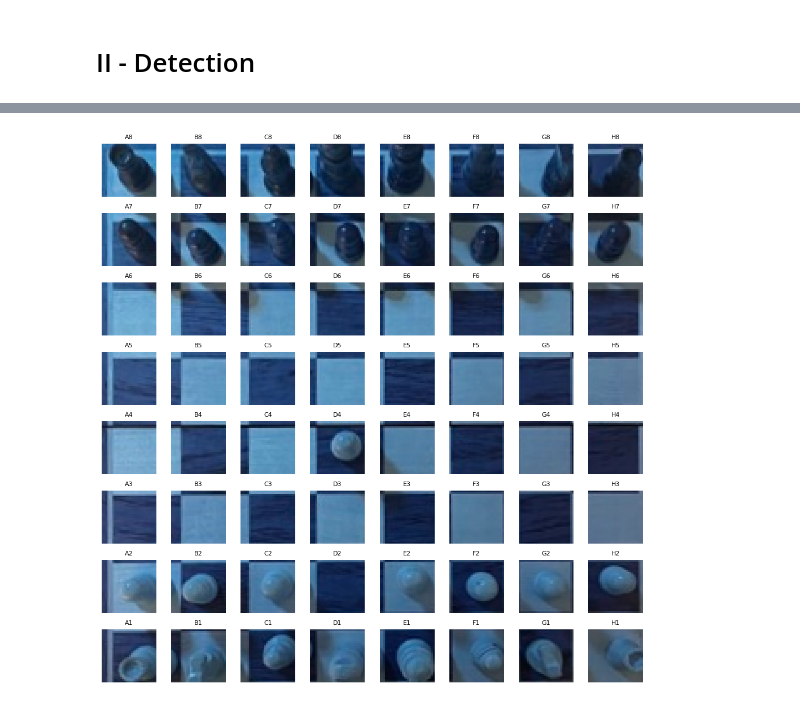
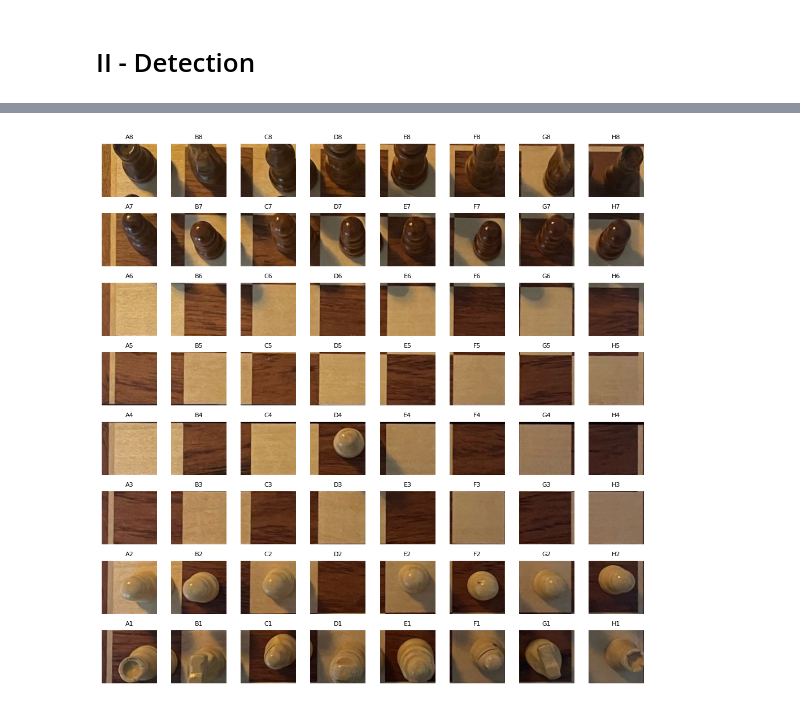
Before and after one commit to louislhotte/chess-computer-vision, a Jupyter notebook: app.ipynb, the cells around one changed output, grey strips where cells are left out. Saved outputs shown, nothing was run; the diff lists cells and outputs as text; code cells hidden in the pictures.

Commit message:
improved detection function

```diff
--- a/app.ipynb
+++ b/app.ipynb
@@ -55,20 +55,6 @@ def segment_chessboard(image_path):
 
     return result, mask
 
-def detect_corners(image):
-    gray = cv2.cvtColor(image, cv2.COLOR_BGR2GRAY)
-    blurred = cv2.GaussianBlur(gray, (5, 5), 0)
-    edges = cv2.Canny(blurred, 50, 150)
-    contours, _ = cv2.findContours(edges.copy(), cv2.RETR_EXTERNAL, cv2.CHAIN_APPROX_SIMPLE)
-    contours = sorted(contours, key=cv2.contourArea, reverse=True)
-    for contour in contours:
-        peri = cv2.arcLength(contour, True)
-        approx = cv2.approxPolyDP(contour, 0.02 * peri, True)
-        if len(approx) == 4:
-            return approx.reshape(4, 2)
-    return None
-
-
 def show_image_rgb(img, title="Image"):
     img_rgb = cv2.cvtColor(img, cv2.COLOR_BGR2RGB)
     plt.imshow(img_rgb)
@@ -165,7 +235,8 @@ def show_cells(cells, labels, grid_size=8):
     for i in range(grid_size):
         for j in range(grid_size):
             idx = i * grid_size + j
-            axs[i, j].imshow(cells[idx])
+            cell_rgb = cv2.cvtColor(cells[idx], cv2.COLOR_BGR2RGB)
+            axs[i, j].imshow(cell_rgb)
             axs[i, j].axis('off')
             axs[i, j].set_title(labels[idx], fontsize=8)
     plt.tight_layout()
@@ -281,7 +352,8 @@ def visualize_board(classified_labels):
 # %% [markdown]
 # II - Detection
 # %%
-image = 'data/chessboard/chessboard.jpg'
+image = 'data/chessboard/chessboard_cleaned.jpg'
 img = cv2.imread(image)
+print(img.shape)
 show_image_rgb(img, "Original image")
 # %% [output]
@@ -300,9 +378,9 @@ show_image_rgb(warped, "Warped Chessboard")
 # %%
-cropped = crop_inner_board(warped, crop_ratio=0.06)
+cropped = crop_inner_board(warped, crop_ratio=0.07)
 cells, labels = extract_labeled_cells(cropped)
 show_cells(cells, labels)
 # %% [output]
-[figure, old version]
+[figure, new version]
 # %%
 # image = 'data/chessboard/chessboard_15.jpg'
 # img = cv2.imread(image)
```
Also changed, not shown: parts of 5 cells of this notebook, 22 other files.
